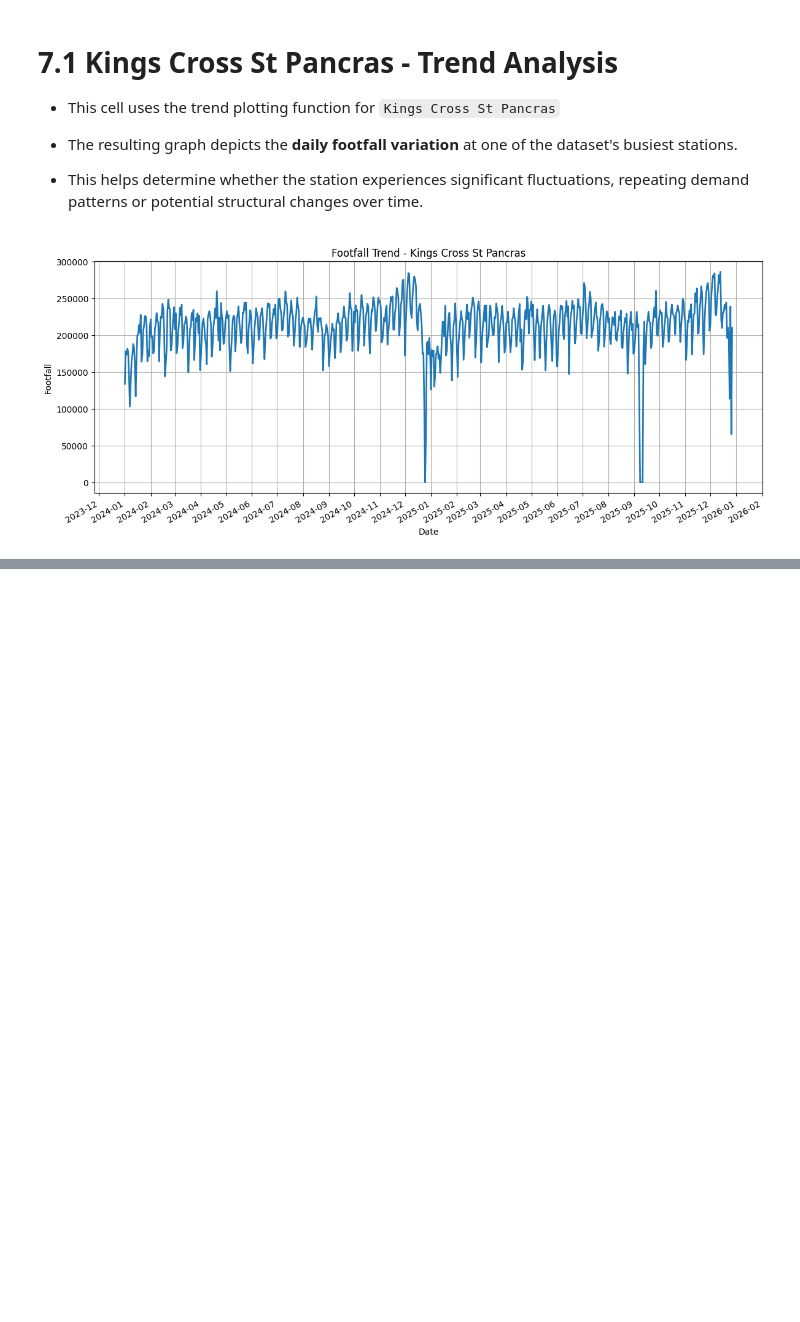
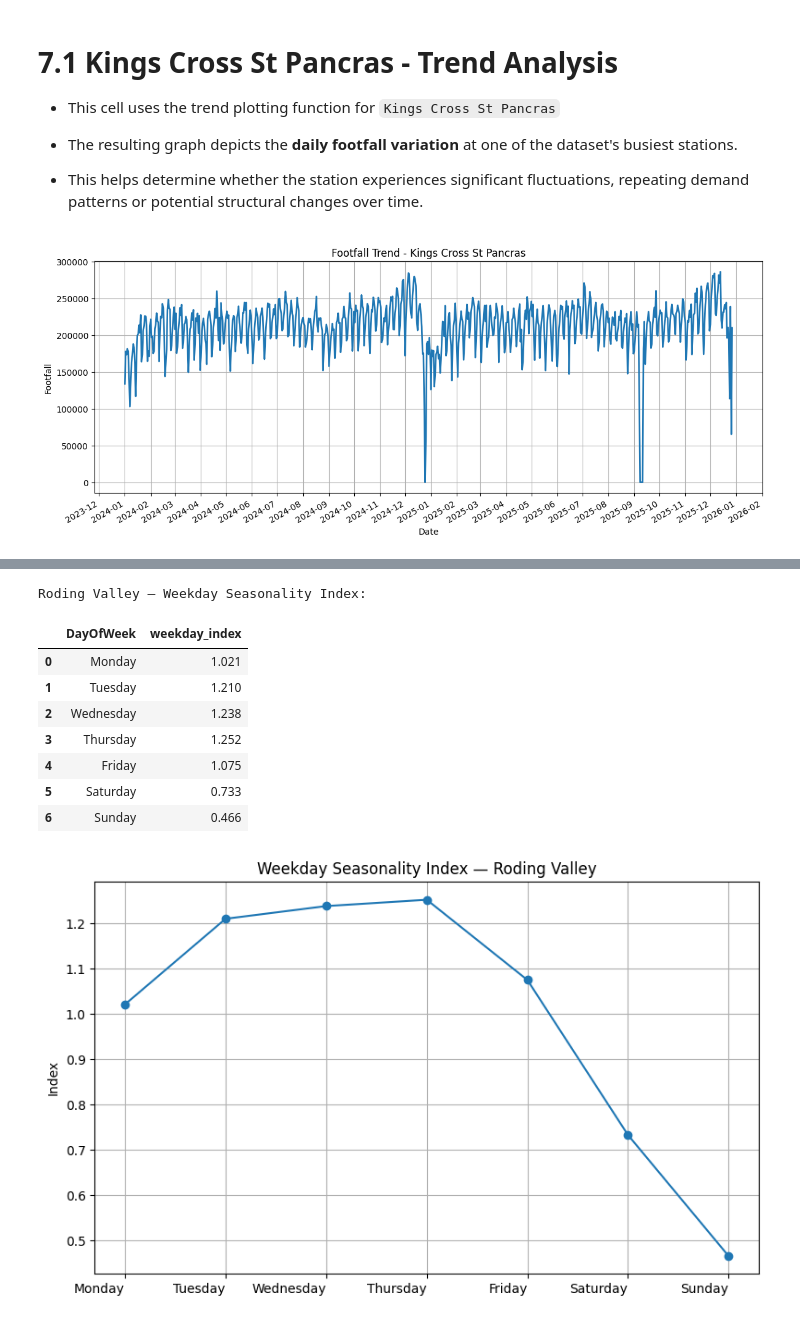
Before and after one commit to HARIRAJAMOHAN2000/london-public-transport-footfall-analysis, a Jupyter notebook: Analysis on TFL using Tube and Rail Stations in 2024-2025.ipynb, the cells around one changed output, grey strips where cells are left out. Saved outputs shown, nothing was run; the diff lists cells and outputs as text; code cells hidden in the pictures; blank space fills up the shorter version.

```diff
--- a/Analysis on TFL using Tube and Rail Stations in 2024-2025.ipynb
+++ b/Analysis on TFL using Tube and Rail Stations in 2024-2025.ipynb
@@ -1224,7 +1184,0 @@ plot_trend(s, f"Footfall Trend - {st}")
-# %%
-# 8. Weekday Seasonality Index
-
-def weekday_seasonality_index(df_station: pd.DataFrame):
-    overall = df_station["Footfall"].mean()
-    tmp = (df_station.groupby("DayOfWeek")["Footfall"].mean()/ overall).reindex(DOW_ORDER)
-    return tmp.reset_index().rename(columns = {"Footfall" : "weekday_index"})
@@ -2522,0 +1217,10 @@ pd.DataFrame(anomaly_summary).sort_values("AnomalyCount", ascending = False).rou
+# %%
+# 7. Weekday Seasonality Index
+
+# Define Function to Calculate Weekday Seasonality Index
+def weekday_seasonality_index(df_station: pd.DataFrame):
+    overall = df_station["Footfall"].mean()
+
+    # Calculate Average Weekday Footfall Relative to Overall Average
+    tmp = (df_station.groupby("DayOfWeek")["Footfall"].mean()/ overall).reindex(DOW_ORDER).round(3)
+    return tmp.reset_index().rename(columns = {"Footfall" : "weekday_index"})
@@ -2522,0 +1284,33 @@ pd.DataFrame(anomaly_summary).sort_values("AnomalyCount", ascending = False).rou
+# %%
+# 7.2 Roding Valley — Weekday Seasonality
+
+# Select Station and Calculate Weekday Seasonality Index
+st = "Roding Valley"
+s = df2_full[df2_full["Station"] == st].copy()
+idx = weekday_seasonality_index(s)
+
+# Display Weekday Seasonality Index Table
+print(f"\n{st} — Weekday Seasonality Index:")
+display(idx)
+
+# Plot Weekday Seasonality Index
+plt.figure(figsize =(8,5))
+plt.plot(idx["DayOfWeek"], idx["weekday_index"], marker = 'o')
+plt.xticks(rotation=0, ha="right")
+plt.title(f"Weekday Seasonality Index — {st}")
+plt.ylabel("Index")
+plt.tight_layout()
+plt.grid()
+plt.show()
+plt.close()
+# %% [output]
+Roding Valley — Weekday Seasonality Index:
+|  | DayOfWeek | weekday_index |
+| 0 | Monday | 1.021 |
+| 1 | Tuesday | 1.210 |
+| 2 | Wednesday | 1.238 |
+| 3 | Thursday | 1.252 |
+| 4 | Friday | 1.075 |
+| 5 | Saturday | 0.733 |
+| 6 | Sunday | 0.466 |
+[figure, added]
```
Also changed, not shown: parts of 116 cells of this notebook.
